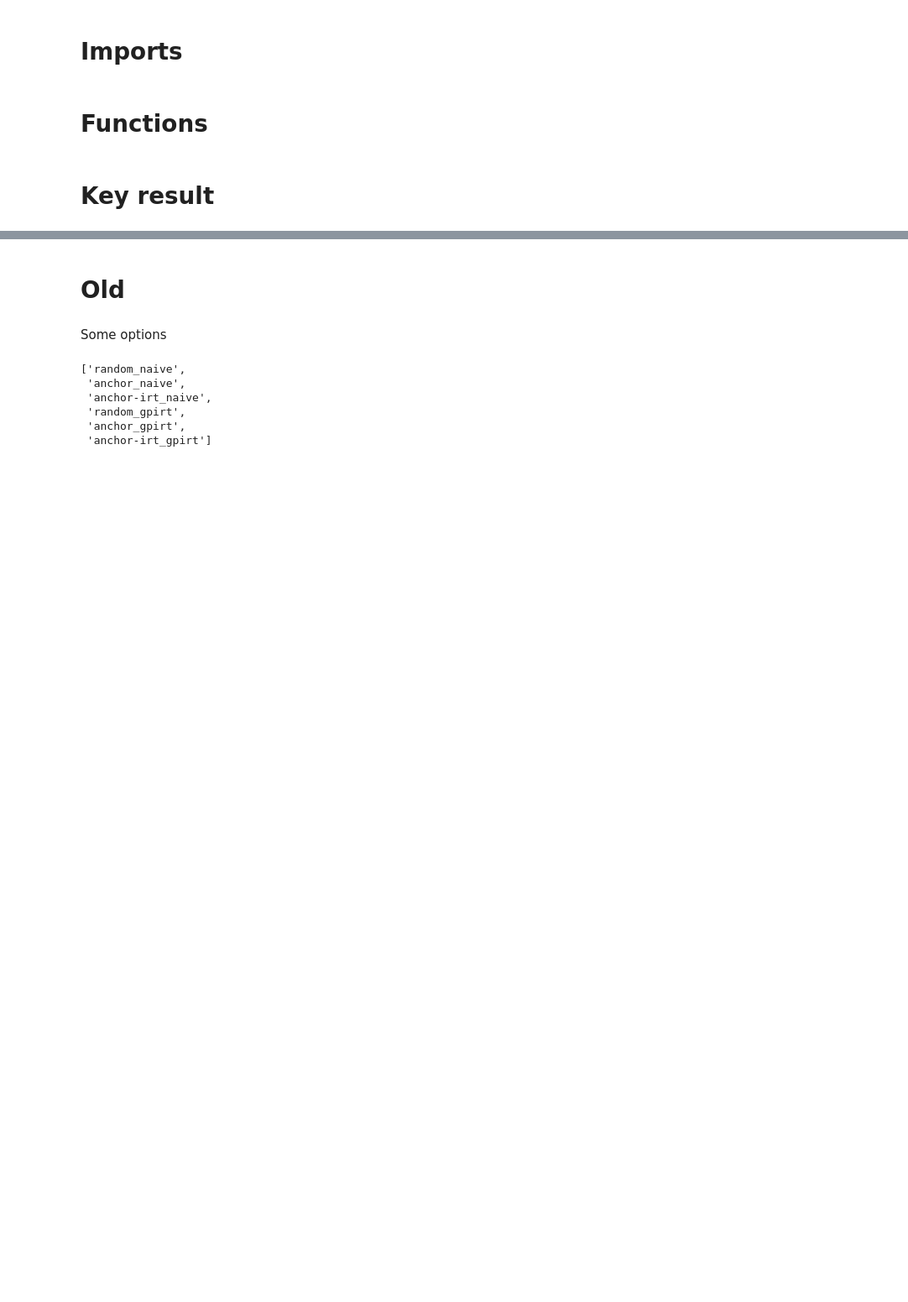
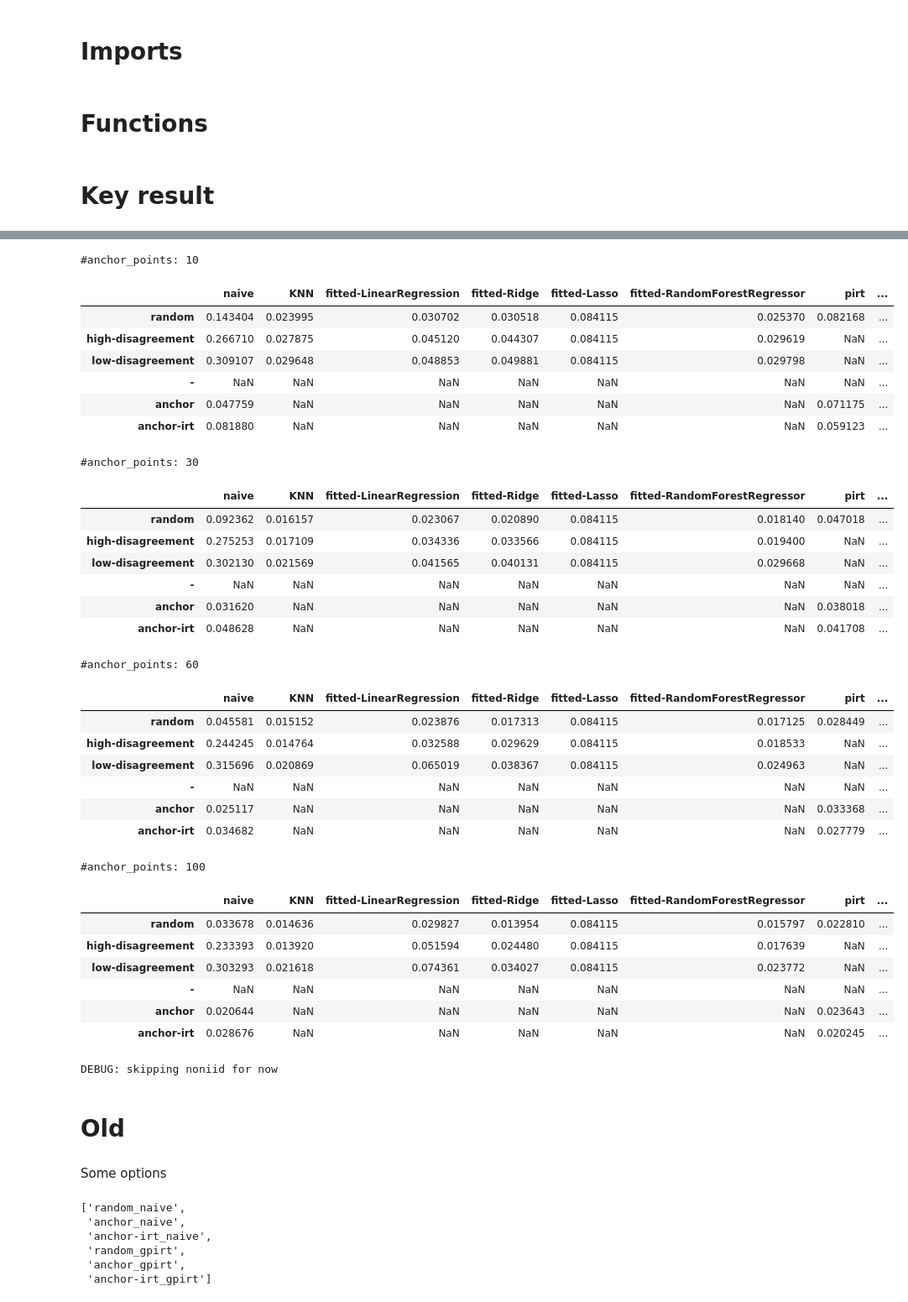
Before and after one commit to AlexanderRubinstein/efficbench, a Jupyter notebook: generate_plots.ipynb, the cells around one changed output, grey strips where cells are left out. Shown at 84% size. Saved outputs shown, nothing was run; the diff lists cells and outputs as text; code cells hidden in the pictures; blank space fills up the shorter version.

```diff
--- a/generate_plots.ipynb
+++ b/generate_plots.ipynb
@@ -108,3 +116,64 @@ DEBUG: skipping noniid for now
+# %%
+
+bench='mmlu_fields'
+
+cur_methods_for_table = table_avg["mmlu_fields"]["iid"].keys()
+
+# Iterate over your benchmarks
+for i, split in enumerate(splits[bench]):  # Replace `benchmarks` with your list of benchmarks
+
+    if split == 'noniid':
+        print("DEBUG: skipping noniid for now")
+        continue
+
+    df = make_perf_table(
+        table_avg[bench][split],
+        table_std[bench][split],
+        methods=cur_methods_for_table,
+    )
+
+    pd.set_option('display.max_rows', 1000)
+    pd.set_option('display.max_columns', 1000)
+    for num_samples in df.keys():
+        print("#anchor_points:", num_samples)
+        display(df[num_samples])
+# plt.savefig(f'plots/mmlu_performance_specialized_models_{results}.png', bbox_inches='tight', dpi=400, transparent=True)
+# plt.show()
+df[100].to_csv('df_100.csv')
+# %% [output]
+#anchor_points: 10
+|  | naive | KNN | fitted-LinearRegression | fitted-Ridge | fitted-Lasso | fitted-RandomForestRegressor | pirt | ... |
+| random | 0.143404 | 0.023995 | 0.030702 | 0.030518 | 0.084115 | 0.025370 | 0.082168 | ... |
+| high-disagreement | 0.266710 | 0.027875 | 0.045120 | 0.044307 | 0.084115 | 0.029619 | NaN | ... |
+| low-disagreement | 0.309107 | 0.029648 | 0.048853 | 0.049881 | 0.084115 | 0.029798 | NaN | ... |
+| - | NaN | NaN | NaN | NaN | NaN | NaN | NaN | ... |
+| anchor | 0.047759 | NaN | NaN | NaN | NaN | NaN | 0.071175 | ... |
+| anchor-irt | 0.081880 | NaN | NaN | NaN | NaN | NaN | 0.059123 | ... |
+#anchor_points: 30
+|  | naive | KNN | fitted-LinearRegression | fitted-Ridge | fitted-Lasso | fitted-RandomForestRegressor | pirt | ... |
+| random | 0.092362 | 0.016157 | 0.023067 | 0.020890 | 0.084115 | 0.018140 | 0.047018 | ... |
+| high-disagreement | 0.275253 | 0.017109 | 0.034336 | 0.033566 | 0.084115 | 0.019400 | NaN | ... |
+| low-disagreement | 0.302130 | 0.021569 | 0.041565 | 0.040131 | 0.084115 | 0.029668 | NaN | ... |
+| - | NaN | NaN | NaN | NaN | NaN | NaN | NaN | ... |
+| anchor | 0.031620 | NaN | NaN | NaN | NaN | NaN | 0.038018 | ... |
+| anchor-irt | 0.048628 | NaN | NaN | NaN | NaN | NaN | 0.041708 | ... |
+#anchor_points: 60
+|  | naive | KNN | fitted-LinearRegression | fitted-Ridge | fitted-Lasso | fitted-RandomForestRegressor | pirt | ... |
+| random | 0.045581 | 0.015152 | 0.023876 | 0.017313 | 0.084115 | 0.017125 | 0.028449 | ... |
+| high-disagreement | 0.244245 | 0.014764 | 0.032588 | 0.029629 | 0.084115 | 0.018533 | NaN | ... |
+| low-disagreement | 0.315696 | 0.020869 | 0.065019 | 0.038367 | 0.084115 | 0.024963 | NaN | ... |
+| - | NaN | NaN | NaN | NaN | NaN | NaN | NaN | ... |
+| anchor | 0.025117 | NaN | NaN | NaN | NaN | NaN | 0.033368 | ... |
+| anchor-irt | 0.034682 | NaN | NaN | NaN | NaN | NaN | 0.027779 | ... |
+#anchor_points: 100
+|  | naive | KNN | fitted-LinearRegression | fitted-Ridge | fitted-Lasso | fitted-RandomForestRegressor | pirt | ... |
+| random | 0.033678 | 0.014636 | 0.029827 | 0.013954 | 0.084115 | 0.015797 | 0.022810 | ... |
+| high-disagreement | 0.233393 | 0.013920 | 0.051594 | 0.024480 | 0.084115 | 0.017639 | NaN | ... |
+| low-disagreement | 0.303293 | 0.021618 | 0.074361 | 0.034027 | 0.084115 | 0.023772 | NaN | ... |
+| - | NaN | NaN | NaN | NaN | NaN | NaN | NaN | ... |
+| anchor | 0.020644 | NaN | NaN | NaN | NaN | NaN | 0.023643 | ... |
+| anchor-irt | 0.028676 | NaN | NaN | NaN | NaN | NaN | 0.020245 | ... |
+DEBUG: skipping noniid for now
 # %% [markdown]
 # Old
 # %% [markdown]
```
Also changed, not shown: parts of 3 cells of this notebook, 5 other files.
